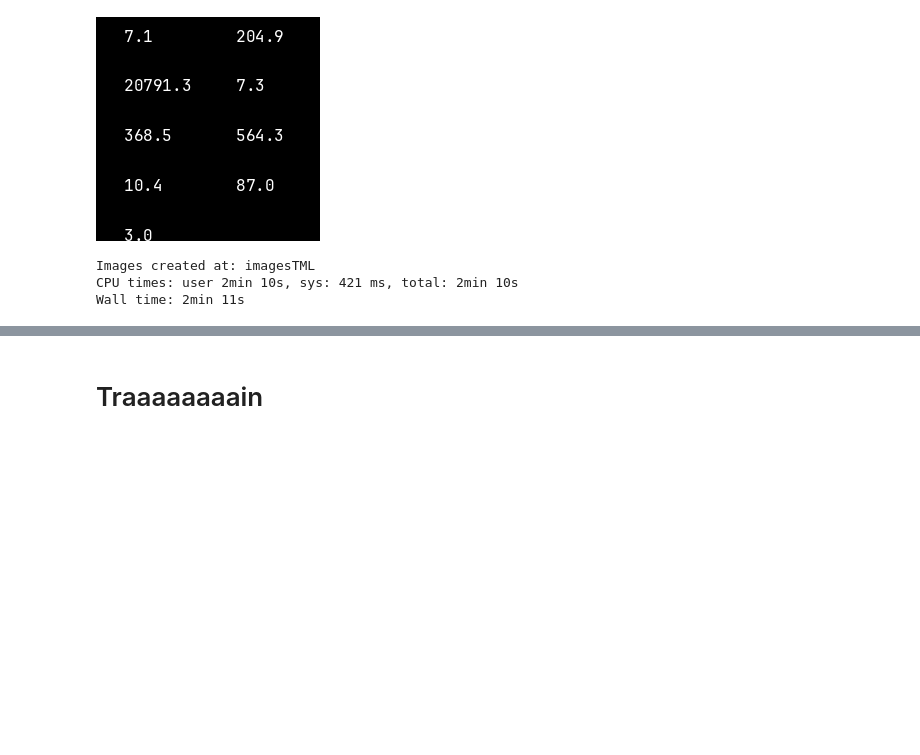
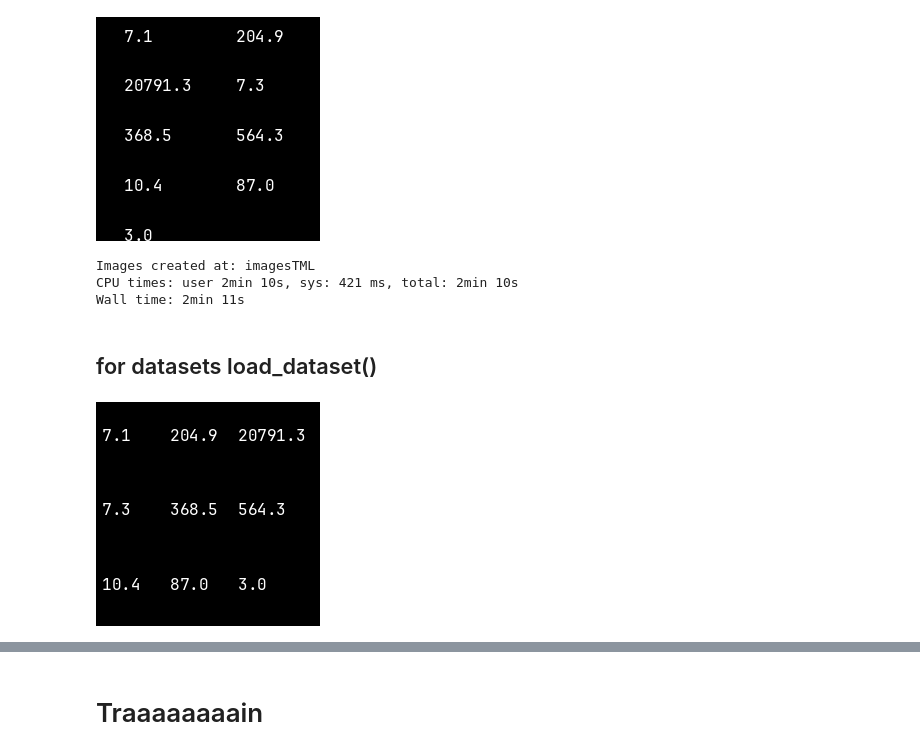
Before and after one commit to miiky976/dl4td_aq, a Jupyter notebook: Aqua/00_data.ipynb, the cells around one changed output, grey strips where cells are left out. Cells and saved outputs as stored; diff of their text form; code cells hidden in the pictures; blank space fills up the shorter version.

```diff
--- a/Aqua/00_data.ipynb
+++ b/Aqua/00_data.ipynb
@@ -96,3 +99,17 @@ Generate(df, textINimage)
 Images created at: imagesTML
 CPU times: user 2min 10s, sys: 421 ms, total: 2min 10s
 Wall time: 2min 11s
+# %% [markdown]
+## for datasets load_dataset()
+# %%
+font = ImageFont.truetype('../Master/JetBrainsMonoNerdFont-Regular.ttf', 16)
+def textINimage3x3(event:np.ndarray, size:int=224) -> Image.Image:
+    img = Image.fromarray(np.zeros([size,size,3]), 'RGB')
+    for i, f in enumerate(event):
+        x = ((1/10)+(i%3))*size//3.3
+        y = (size//10)+((i//3)*3*size//len(event))
+        ImageDraw.Draw(img).text((x , y), f'{f:.1f}', fill=(255,255,255), font=font)
+    return img
+textINimage3x3(df.drop('Potability', axis=1).values[0])
+# %% [output]
+[figure, added]
```
Also changed, not shown: parts of 7 cells of this notebook, 11 other files.
